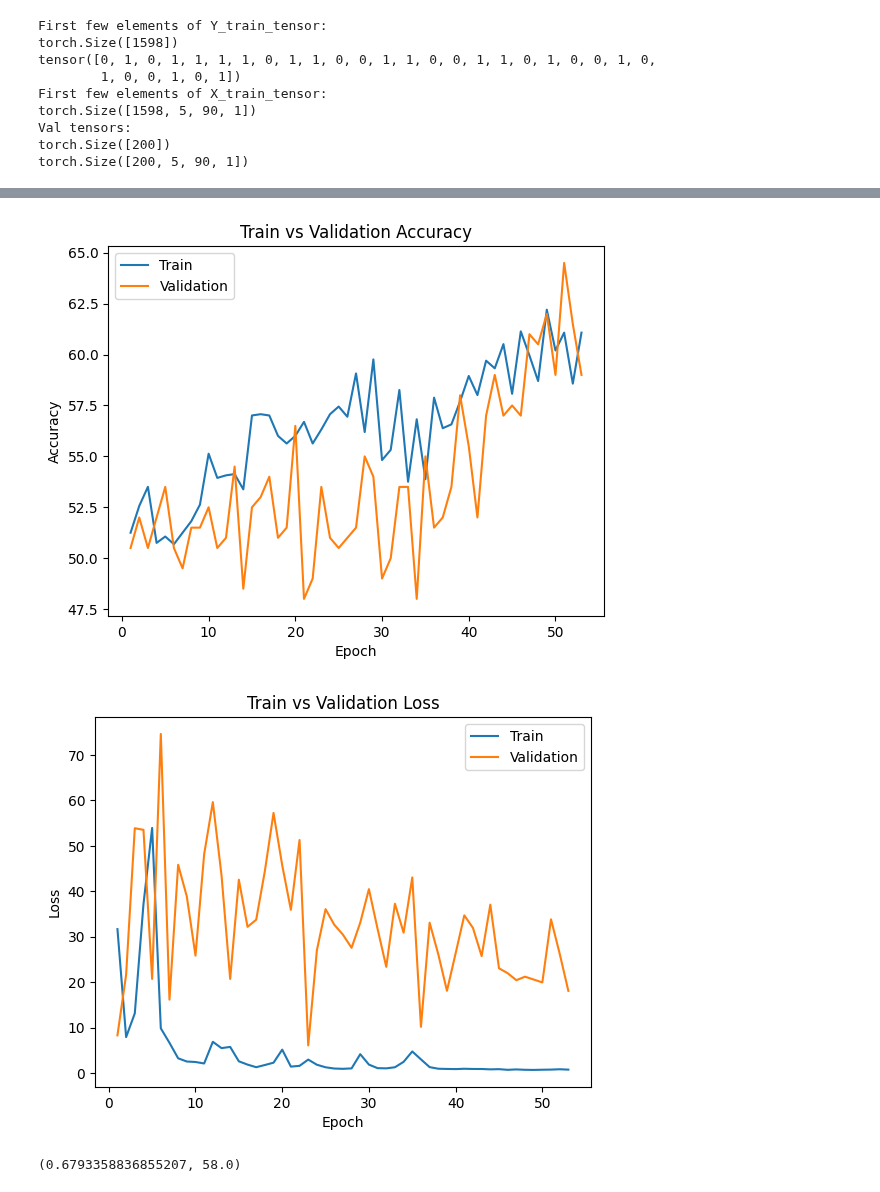
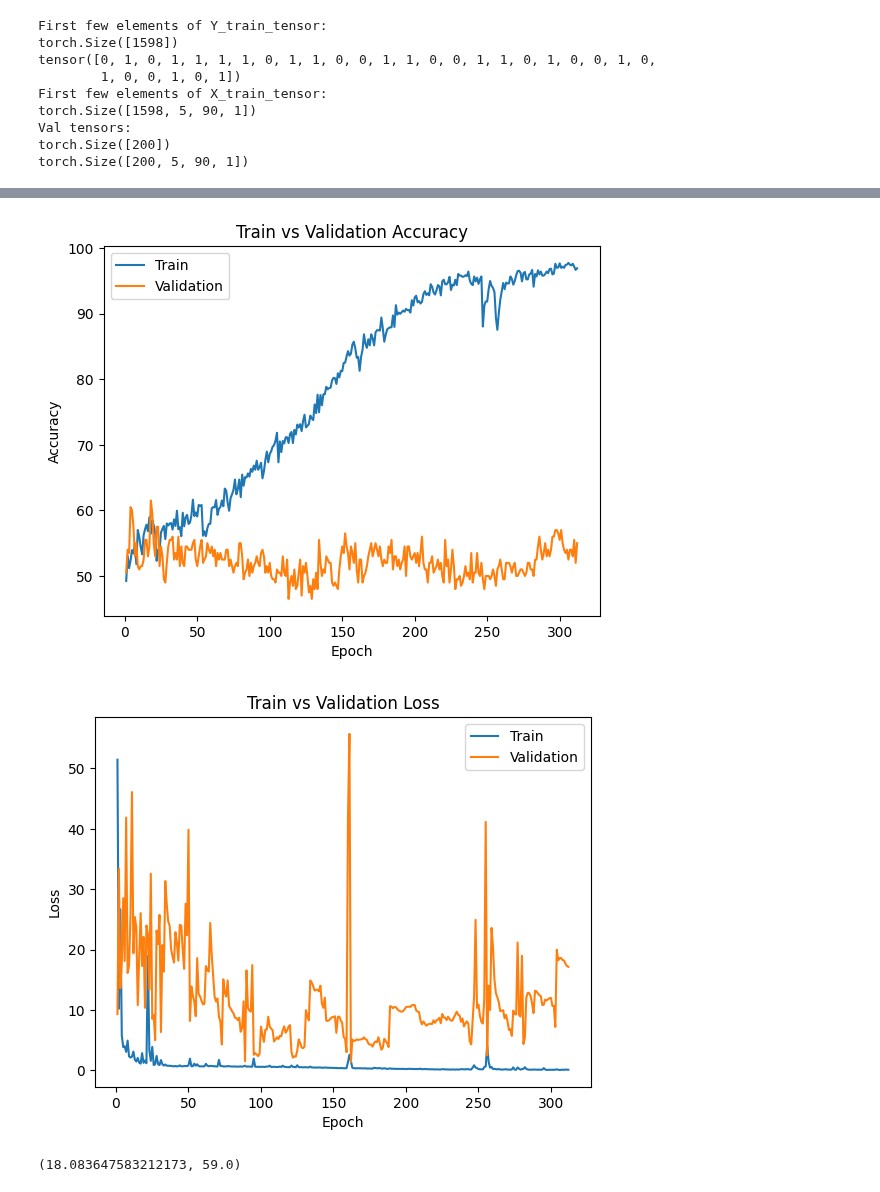
Before and after one commit to antoinevilain001/aps360project, a Jupyter notebook: antoine/cnn-ltsm3.ipynb, the cells around one changed output, grey strips where cells are left out. Cells and saved outputs as stored; diff of their text form; code cells hidden in the pictures.

```diff
--- a/antoine/cnn-ltsm3.ipynb
+++ b/antoine/cnn-ltsm3.ipynb
@@ -243,5 +243,5 @@ val_loader = DataLoader(val_dataset, batch_size=batch_size, shuffle=False)
 
 # Train Model
 #my_model = train_and_validate(model=my_model, train_loader=sanity_loader, val_loader=sanity_loader, epochs=100, patience=100)
-my_model = train_and_validate(model=my_model, train_loader=train_loader, val_loader=val_loader, epochs=200, patience=30, print_every=1)
+my_model = train_and_validate(model=my_model, train_loader=train_loader, val_loader=val_loader, epochs=1000, patience=150, print_every=1)
 # %% [output]
@@ -265,5 +265,5 @@ Best val loss: 6.080113189561026
-[figure, old version]
+[figure, new version]
-[figure, old version]
+[figure, new version]
 # %%
 def evaluate_model(model, val_loader):
     criterion = nn.BCEWithLogitsLoss()
@@ -289,7 +289,7 @@ def evaluate_model(model, val_loader):
 evaluating_model = my_model
 evaluate_model(evaluating_model, val_loader)
 # %% [output]
-(0.6793358836855207, 58.0)
+(18.083647583212173, 59.0)
 # %%
 '''
 Best models so far
```
Also changed, not shown: parts of 1 cell of this notebook.
